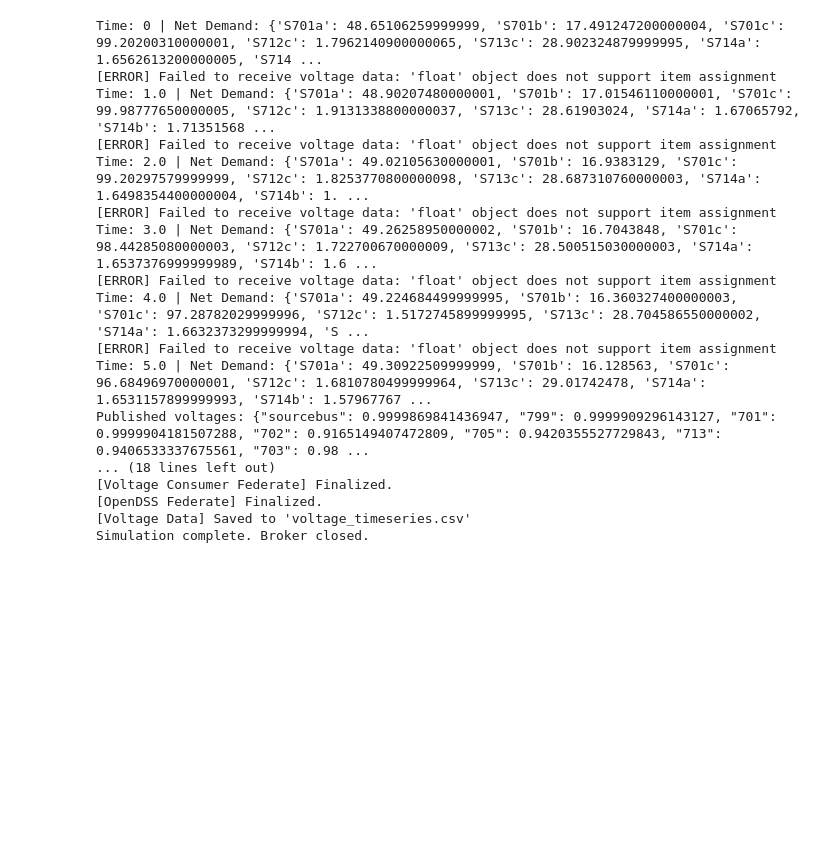
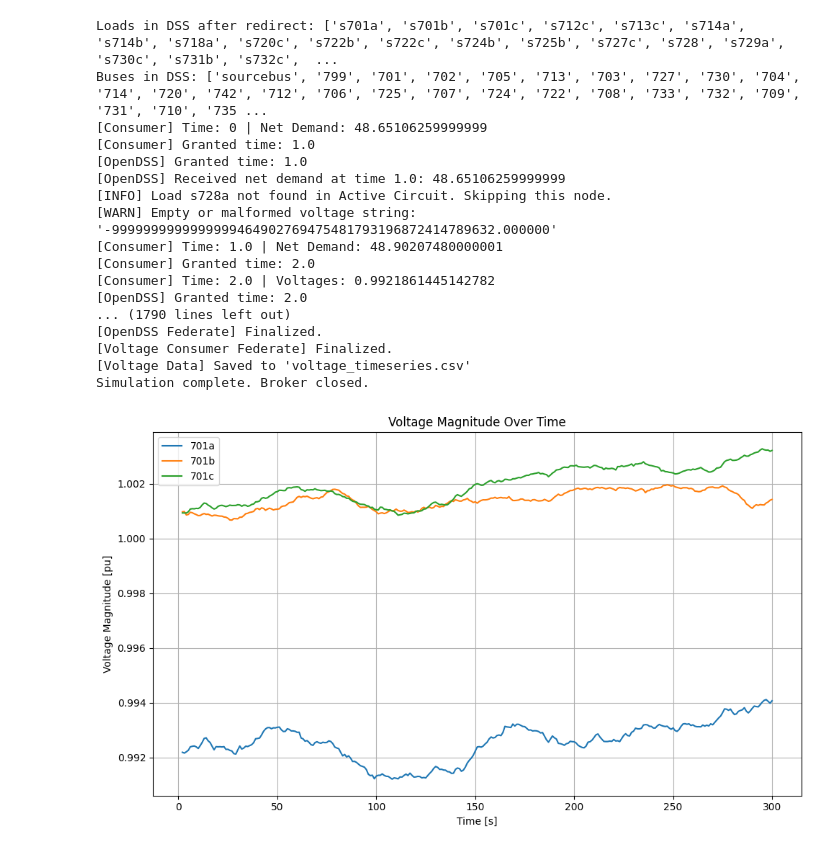
Before and after one commit to NiciKri/Helics_experimental, a Jupyter notebook: helics_opendss.ipynb, the cells around one changed output. Saved outputs shown, nothing was run; the diff lists cells and outputs as text; code cells hidden in the pictures; blank space fills up the shorter version.

Commit message:
Working opendss and consumer federates

```diff
--- a/helics_opendss.ipynb
+++ b/helics_opendss.ipynb
@@ -163,39 +216,68 @@ def run_voltage_consumer_federate():
     except Exception as e:
         print(f"[ERROR] Could not save voltage data: {e}")
 # %%
-#Run the federates and then finalize/close
-# Start both federates in separate threads
+# =============================================================================
+# Run the Simulation
+# =============================================================================
+# Start the consumer thread first so net_demand is published before OpenDSS begins.
+consumer_thread = threading.Thread(target=run_voltage_consumer_federate)
 opendss_thread = threading.Thread(target=run_opendss_federate)
-consumer_thread = threading.Thread(target=run_voltage_consumer_federate)
 
+consumer_thread.start()
+time.sleep(1.0)  # Allow the consumer federate to start and publish initial net_demand values.
 opendss_thread.start()
-consumer_thread.start()
 
-# Wait for both federates to finish
+consumer_thread.join()
 opendss_thread.join()
-consumer_thread.join()
 
-# Close the HELICS broker
 if 'broker' in globals() and h.helicsBrokerIsConnected(broker):
     h.helicsBrokerDisconnect(broker)
     h.helicsBrokerFree(broker)
 
 print("Simulation complete. Broker closed.")
 # %% [output]
-Time: 0 | Net Demand: {'S701a': 48.65106259999999, 'S701b': 17.491247200000004, 'S701c': 99.20200310000001, 'S712c': 1.7962140900000065, 'S713c': 28.902324879999995, 'S714a': 1.6562613200000005, 'S714 ...
-[ERROR] Failed to receive voltage data: 'float' object does not support item assignment
-Time: 1.0 | Net Demand: {'S701a': 48.90207480000001, 'S701b': 17.01546110000001, 'S701c': 99.98777650000005, 'S712c': 1.9131338800000037, 'S713c': 28.61903024, 'S714a': 1.67065792, 'S714b': 1.71351568 ...
-[ERROR] Failed to receive voltage data: 'float' object does not support item assignment
-Time: 2.0 | Net Demand: {'S701a': 49.02105630000001, 'S701b': 16.9383129, 'S701c': 99.20297579999999, 'S712c': 1.8253770800000098, 'S713c': 28.687310760000003, 'S714a': 1.6498354400000004, 'S714b': 1. ...
-[ERROR] Failed to receive voltage data: 'float' object does not support item assignment
-Time: 3.0 | Net Demand: {'S701a': 49.26258950000002, 'S701b': 16.7043848, 'S701c': 98.44285080000003, 'S712c': 1.722700670000009, 'S713c': 28.500515030000003, 'S714a': 1.6537376999999989, 'S714b': 1.6 ...
-[ERROR] Failed to receive voltage data: 'float' object does not support item assignment
-Time: 4.0 | Net Demand: {'S701a': 49.224684499999995, 'S701b': 16.360327400000003, 'S701c': 97.28782029999996, 'S712c': 1.5172745899999995, 'S713c': 28.704586550000002, 'S714a': 1.6632373299999994, 'S ...
-[ERROR] Failed to receive voltage data: 'float' object does not support item assignment
-Time: 5.0 | Net Demand: {'S701a': 49.30922509999999, 'S701b': 16.128563, 'S701c': 96.68496970000001, 'S712c': 1.6810780499999964, 'S713c': 29.01742478, 'S714a': 1.6531157899999993, 'S714b': 1.57967767 ...
-Published voltages: {"sourcebus": 0.9999869841436947, "799": 0.9999909296143127, "701": 0.9999904181507288, "702": 0.9165149407472809, "705": 0.9420355527729843, "713": 0.9406533337675561, "703": 0.98 ...
-... (18 lines left out)
+Loads in DSS after redirect: ['s701a', 's701b', 's701c', 's712c', 's713c', 's714a', 's714b', 's718a', 's720c', 's722b', 's722c', 's724b', 's725b', 's727c', 's728', 's729a', 's730c', 's731b', 's732c',  ...
+Buses in DSS: ['sourcebus', '799', '701', '702', '705', '713', '703', '727', '730', '704', '714', '720', '742', '712', '706', '725', '707', '724', '722', '708', '733', '732', '709', '731', '710', '735 ...
+[Consumer] Time: 0 | Net Demand: 48.65106259999999
+[Consumer] Granted time: 1.0
+[OpenDSS] Granted time: 1.0
+[OpenDSS] Received net demand at time 1.0: 48.65106259999999
+[INFO] Load s728a not found in Active Circuit. Skipping this node.
+[WARN] Empty or malformed voltage string: '-9999999999999999464902769475481793196872414789632.000000'
+[Consumer] Time: 1.0 | Net Demand: 48.90207480000001
+[Consumer] Granted time: 2.0
+[Consumer] Time: 2.0 | Voltages: 0.9921861445142782
+[OpenDSS] Granted time: 2.0
+... (1790 lines left out)
+[OpenDSS Federate] Finalized.
 [Voltage Consumer Federate] Finalized.
-[OpenDSS Federate] Finalized.
 [Voltage Data] Saved to 'voltage_timeseries.csv'
 Simulation complete. Broker closed.
+# %%
+# Load the voltage timeseries data
+df = pd.read_csv("voltage_timeseries.csv")
+
+# --- Choose the nodes you want to plot ---
+nodes_to_plot = ["701a", "701b", "701c"]  # Change these to your desired nodes
+
+# --- Check if the columns exist ---
+missing = [n for n in nodes_to_plot if n not in df.columns]
+if missing:
+    print(f"[ERROR] The following nodes are missing in the CSV: {missing}")
+    print("Available nodes:", list(df.columns))
+    exit()
+
+# --- Plotting ---
+plt.figure(figsize=(10, 6))
+for node in nodes_to_plot:
+    plt.plot(df['time'], df[node], label=node)
+
+plt.xlabel("Time [s]")
+plt.ylabel("Voltage Magnitude [pu]")
+plt.title("Voltage Magnitude Over Time")
+plt.grid(True)
+plt.legend()
+plt.tight_layout()
+plt.show()
+# %% [output]
+[figure, added]
```
Also changed, not shown: parts of 8 cells of this notebook, 5 other files.
